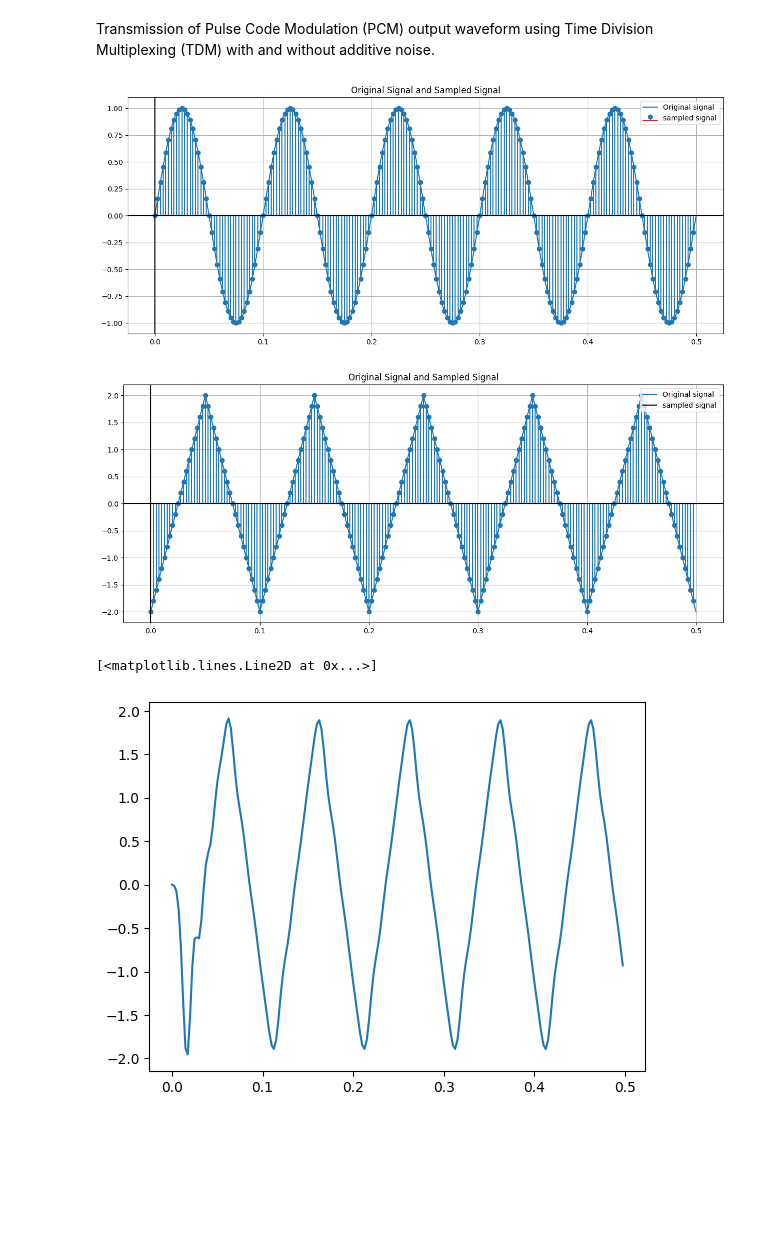
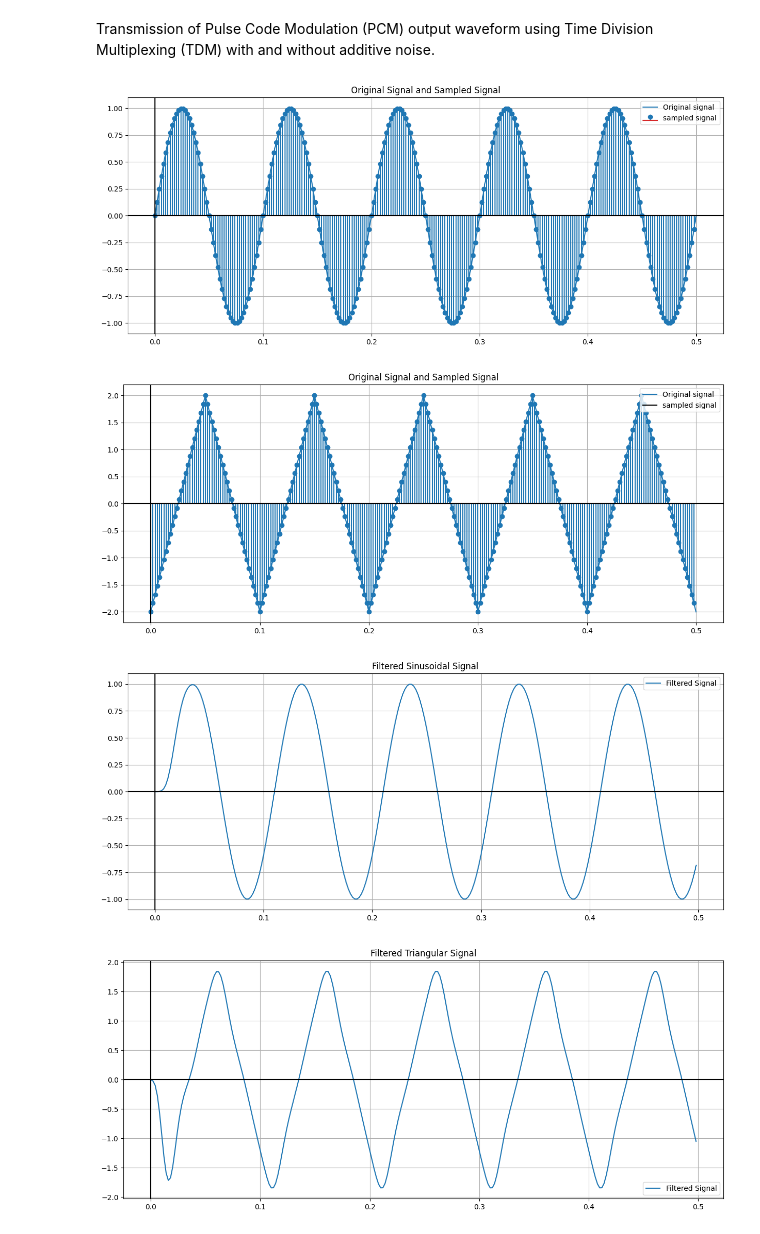
Before and after one commit to ParasKore2003/Digital-Communication-Lab, a Jupyter notebook: Digital Communication/Assignment/Assignment3.ipynb, the cells around one changed output. Cells and saved outputs as stored; diff of their text form; code cells hidden in the pictures; blank space fills up the shorter version.

```diff
--- a/Digital Communication/Assignment/Assignment3.ipynb
+++ b/Digital Communication/Assignment/Assignment3.ipynb
@@ -15,9 +15,9 @@ Fm = 10 #Message Frequency
 cycles = 5
 t_org = np.linspace(0, cycles / Fm, 1000) #plottin points for the original signal
 X_org = np.sin(2 * pi * Fm * t_org) #Original Signal
-fs = 400 #Sampling frequency
+fs = 500 #Sampling frequency
 ts = 1 / fs #Sampling period
-t = np.arange(0, 4 * cycles * Fm *ts, ts) #plotting points for the sampled signal
+t = np.arange(0, 5 * cycles * Fm *ts, ts) #plotting points for the sampled signal
 X = np.sin(2 * pi * Fm * t)#Sampled Signal
 
 plt.figure(figsize=(15,6))
@@ -30,10 +30,9 @@ plt.axvline(x = 0, color = 'black')
 plt.grid(True)
 plt.show()
 # %% [output]
-[figure, old version]
+[figure, new version]
 # %%
 # Triangular signal
-
 Amp2 = 2
 Xt_org = Amp2 * signal.sawtooth(2 * pi * Fm * t_org, width=0.5 )
 Xt_sam = Amp2 * signal.sawtooth(2 * pi * Fm * t, width= 0.5)
@@ -47,19 +46,35 @@ plt.legend(['Original signal', 'sampled signal'], loc = 'upper right')
 plt.grid(True)
 plt.show()
 # %% [output]
-[figure, old version]
+[figure, new version]
 # %%
 #Designing an Anti-aliasing filter
 
 Fc = fs             # Cutoff frequency of the Anti-aliasing filter
-Filter_order = 10   # Order of the filter
-fsam = 2000         # Sampling frequency for the filter
+Filter_order = 5   # Order of the filter
+fsam = 5000        # Sampling frequency for the filter
 
 NY_freq = 0.5 * fsam
 normalized_cutoff_freq = Fc / NY_freq #Normalised Frequency
 b, a = signal.butter(Filter_order, normalized_cutoff_freq, btype='low', analog=False)  #Parameters for butter worth filter
-filtered_signal = signal.lfilter(b, a, Xt_sam) #Filter Signal
-plt.plot(t, filtered_signal)
+X_filtered = signal.lfilter(b, a, X) #Filtered Sinusoidal Signal
+plt.figure(figsize = (15,6))
+plt.plot(t, X_filtered) #Plotting of filtered Sinusoidal Signal
+plt.title('Filtered Sinusoidal Signal')
+plt.legend(['Filtered Signal'])
+plt.axhline( y = 0, color = 'black')
+plt.axvline( x = 0, color = 'black')
+plt.grid(True)
 # %% [output]
-[<matplotlib.lines.Line2D at 0x...>]
-[figure, old version]
+[figure, new version]
+# %%
+Xt_filtered = signal.lfilter(b, a, Xt_sam) #Filtered Triangular SIgnal
+plt.figure(figsize = (15,6))
+plt.plot(t, Xt_filtered) #Plotting of filtered Sinusoidal Signal
+plt.title('Filtered Triangular Signal')
+plt.legend(['Filtered Signal'])
+plt.axhline( y = 0, color = 'black')
+plt.axvline( x = 0, color = 'black')
+plt.grid(True)
+# %% [output]
+[figure, added]
```
Also changed, not shown: parts of 3 cells of this notebook, 1 other file.
